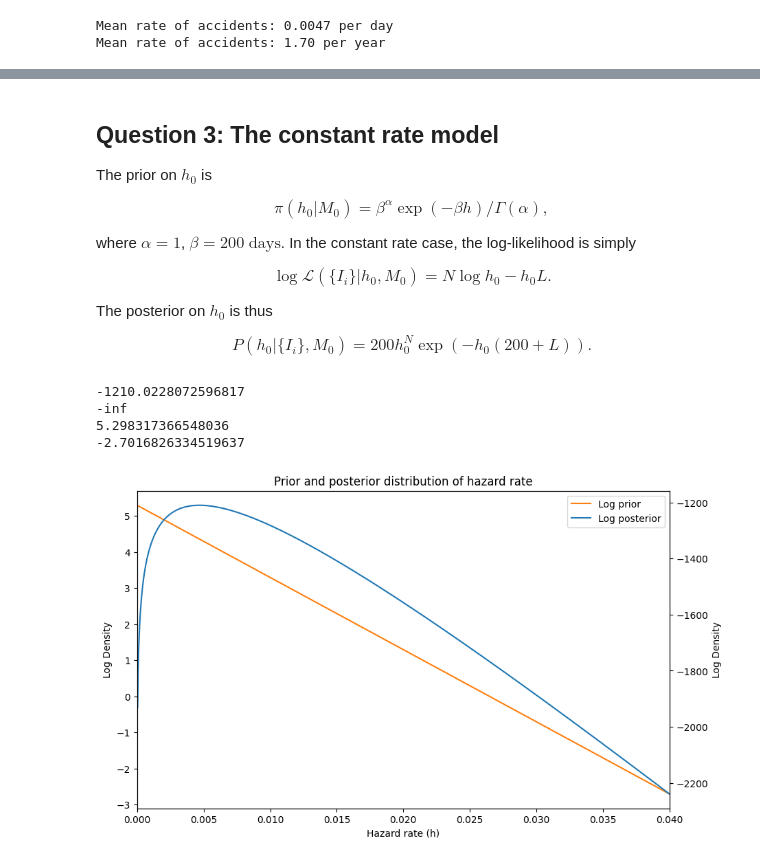
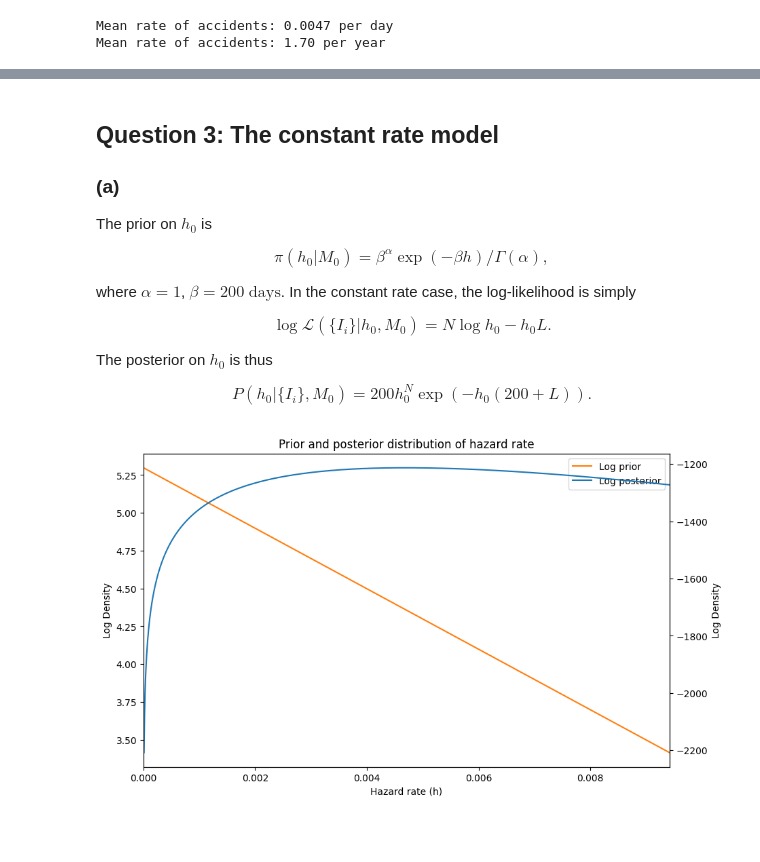
Before and after one commit to AlexBM173/apb86_S2, a Jupyter notebook: draft.ipynb, the cells around one changed output, grey strips where cells are left out. Saved outputs shown, nothing was run; the diff lists cells and outputs as text; code cells hidden in the pictures; blank space fills up the shorter version.

```diff
--- a/draft.ipynb
+++ b/draft.ipynb
@@ -97,5 +70,7 @@ plt.show()
 # %% [markdown]
 ## Question 3: The constant rate model
+
+### (a)
 
 The prior on $h_0$ is
 
@@ -117,48 +113,23 @@ The posterior on $h_0$ is thus
 # %%
-alpha = 1
-beta = 200
+h_values = np.linspace(0, 191 * 2 / 40550, 1000)
+log_posterior_values = log_constant_rate_posterior(h_values, alpha, beta)
+log_prior_values = log_constant_rate_prior(h_values, alpha, beta)
 
-def constant_rate_prior(h):
-    return beta ** alpha * np.exp(-beta * h) / special.gamma(alpha)
-
-def log_constant_rate_prior(h):
-    return alpha * np.log(beta) - beta * h - special.gammaln(alpha)
-
-def constant_rate_likelihood(h):
-    return h ** total_events * np.exp(-h * total_period)
-
-def log_constant_rate_likelihood(h):
-    return total_events * np.log(h) - h * total_period
-
-def constant_rate_posterior(h):
-    return constant_rate_prior(h) * constant_rate_likelihood(h)
-
-def log_constant_rate_posterior(h):
-    return log_constant_rate_prior(h) + log_constant_rate_likelihood(h)
-
-h_values = np.linspace(0, 0.04, 1000)
-log_posterior_values = log_constant_rate_posterior(h_values)
-print(np.max(log_posterior_values))
-print(np.min(log_posterior_values))
-log_prior_values = log_constant_rate_prior(h_values)
-print(np.max(log_prior_values))
-print(np.min(log_prior_values))
 fig, ax = plt.subplots(figsize=(10, 6))
 ax2 = ax.twinx()
 p1 = ax.plot(h_values, log_prior_values, color="tab:orange", label="Log prior")
+p2 = ax2.plot(h_values, log_posterior_values, color="tab:blue", label="Log posterior")
+
 ax.set_xlabel("Hazard rate (h)")
 ax.set_ylabel("Log Density")
 ax.set_title("Prior and posterior distribution of hazard rate")
-ax.set_xlim(0, 0.04)
-p2 = ax2.plot(h_values, log_posterior_values, color="tab:blue", label="Log posterior")
+ax.set_xlim(0, 191 * 2 / 40550)
 ax2.set_ylabel("Log Density")
+
 ps = p1 + p2
 labels = [p.get_label() for p in ps]
 ax.legend(ps, labels, loc=0)
+
 plt.show()
 # %% [output]
--1210.0228072596817
--inf
-5.298317366548036
--2.7016826334519637
-[figure, old version]
+[figure, new version]
```
Also changed, not shown: parts of 11 cells of this notebook.
